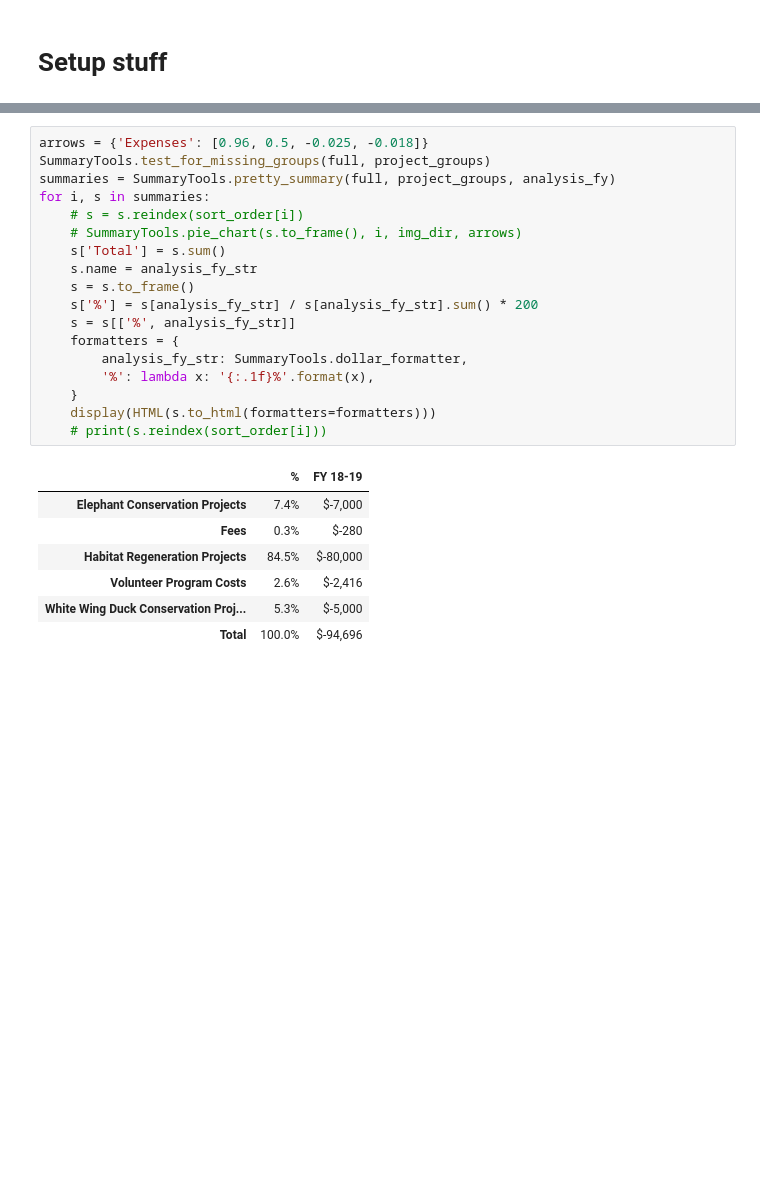
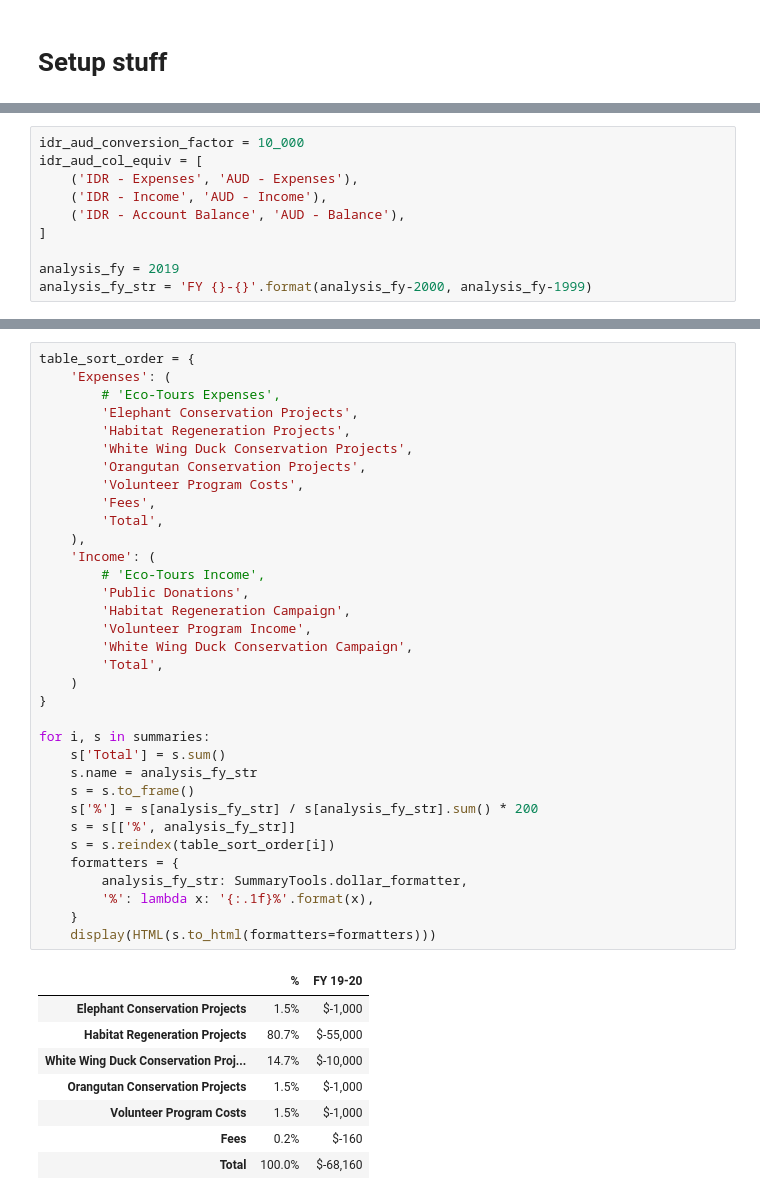
Before and after one commit to cooperoelrichs/Treasurer, a Jupyter notebook: notebooks/reporting.ipynb, the cells around one changed output, grey strips where cells are left out. Drawn from its saved outputs; the diff is of its cells as text; blank space fills up the shorter version.

```diff
--- a/notebooks/reporting.ipynb
+++ b/notebooks/reporting.ipynb
@@ -26,3 +22,13 @@ analysis_fy_str = 'FY {}-{}'.format(analysis_fy-2000, analysis_fy-1999)
+# %%
+idr_aud_conversion_factor = 10_000
+idr_aud_col_equiv = [
+    ('IDR - Expenses', 'AUD - Expenses'),
+    ('IDR - Income', 'AUD - Income'),
+    ('IDR - Account Balance', 'AUD - Balance'),
+]
+
+analysis_fy = 2019
+analysis_fy_str = 'FY {}-{}'.format(analysis_fy-2000, analysis_fy-1999)
 # %%
 data_dir = '../../data/'
 img_dir = '../../images/'
@@ -138,26 +171,43 @@ sort_order = {
 # %%
-arrows = {'Expenses': [0.96, 0.5, -0.025, -0.018]}
-SummaryTools.test_for_missing_groups(full, project_groups)
-summaries = SummaryTools.pretty_summary(full, project_groups, analysis_fy)
+table_sort_order = {
+    'Expenses': (
+        # 'Eco-Tours Expenses',
+        'Elephant Conservation Projects',
+        'Habitat Regeneration Projects',
+        'White Wing Duck Conservation Projects',
+        'Orangutan Conservation Projects',
+        'Volunteer Program Costs',
+        'Fees',
+        'Total',
+    ),
+    'Income': (
+        # 'Eco-Tours Income',
+        'Public Donations',
+        'Habitat Regeneration Campaign',
+        'Volunteer Program Income',
+        'White Wing Duck Conservation Campaign',
+        'Total',
+    )
+}
+
 for i, s in summaries:
-    # s = s.reindex(sort_order[i])
-    # SummaryTools.pie_chart(s.to_frame(), i, img_dir, arrows)
     s['Total'] = s.sum()
     s.name = analysis_fy_str
     s = s.to_frame()
     s['%'] = s[analysis_fy_str] / s[analysis_fy_str].sum() * 200
     s = s[['%', analysis_fy_str]]
+    s = s.reindex(table_sort_order[i])
     formatters = {
         analysis_fy_str: SummaryTools.dollar_formatter,
         '%': lambda x: '{:.1f}%'.format(x),
     }
     display(HTML(s.to_html(formatters=formatters)))
-    # print(s.reindex(sort_order[i]))
 # %% [output]
-|  | % | FY 18-19 |
-| Elephant Conservation Projects | 7.4% | $-7,000 |
-| Fees | 0.3% | $-280 |
-| Habitat Regeneration Projects | 84.5% | $-80,000 |
-| Volunteer Program Costs | 2.6% | $-2,416 |
-| White Wing Duck Conservation Proj... | 5.3% | $-5,000 |
-| Total | 100.0% | $-94,696 |
+|  | % | FY 19-20 |
+| Elephant Conservation Projects | 1.5% | $-1,000 |
+| Habitat Regeneration Projects | 80.7% | $-55,000 |
+| White Wing Duck Conservation Proj... | 14.7% | $-10,000 |
+| Orangutan Conservation Projects | 1.5% | $-1,000 |
+| Volunteer Program Costs | 1.5% | $-1,000 |
+| Fees | 0.2% | $-160 |
+| Total | 100.0% | $-68,160 |
```
Also changed, not shown: parts of 8 cells of this notebook, 1 other file.
